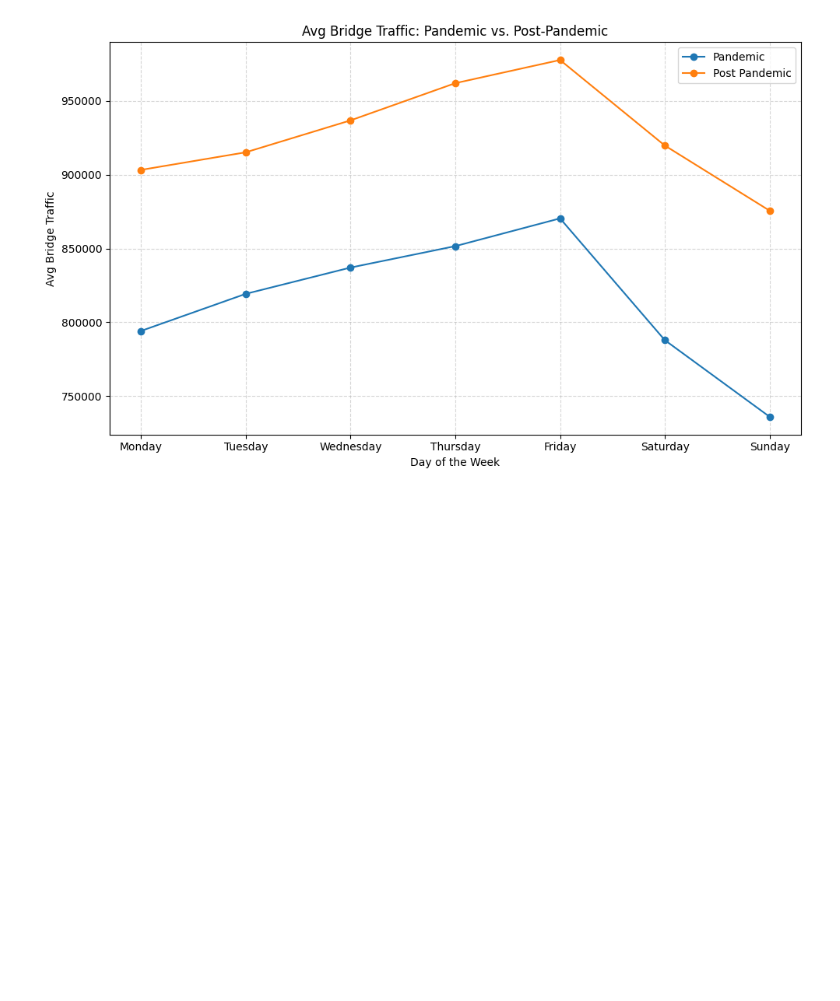
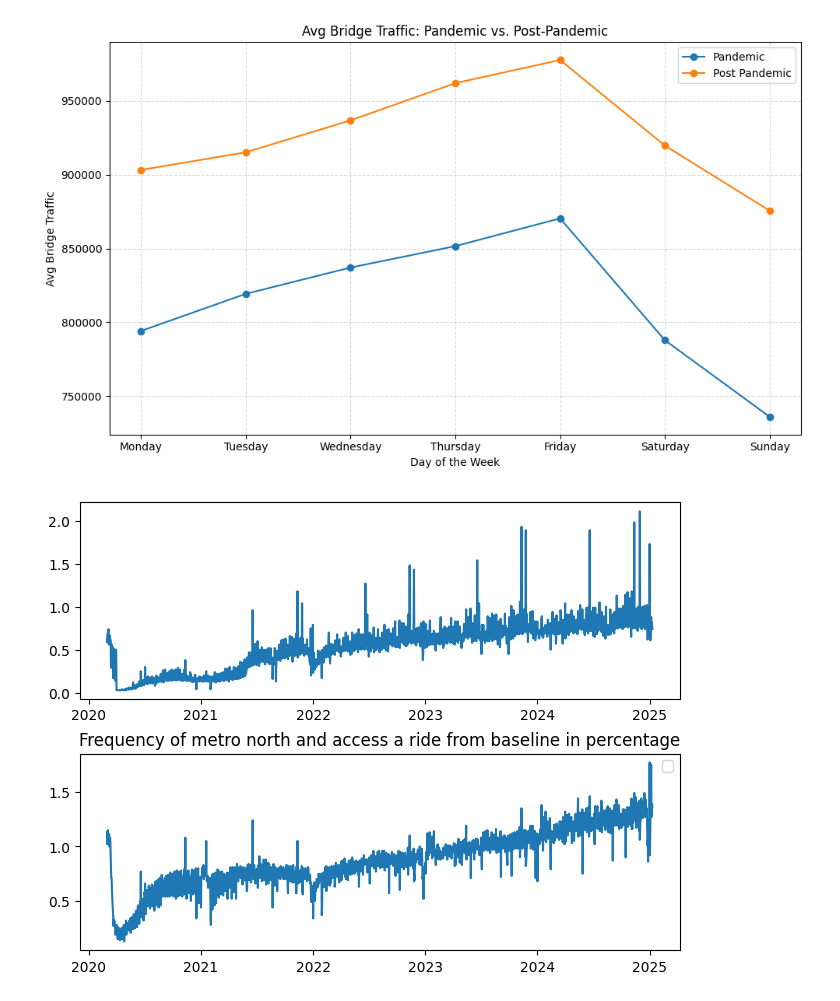
Before and after one commit to Reggie-Amedee-Tech/phase_1_project, a Jupyter notebook: notebooks/Reggie_eda.ipynb, the cells around one changed output. Saved outputs shown, nothing was run; the diff lists cells and outputs as text; code cells hidden in the pictures; blank space fills up the shorter version.

Commit message:
added frequency line graph to check comparible % pre pandemic day

```diff
--- a/notebooks/Reggie_eda.ipynb
+++ b/notebooks/Reggie_eda.ipynb
@@ -85,3 +86,15 @@ plt.tight_layout()
 plt.show()
 # %% [output]
 [figure]
+# %%
+fig, (ax1, ax2) = plt.subplots(2, 1, layout='constrained')
+ax1.plot(df["date"], df["metro_north_of_comparable_pre_pandemic_day"], label="YO")
+ax2.plot(df["date"], df["access_a_ride_of_comparable_pre_pandemic_day"])
+
+
+plt.legend()
+plt.show()
+
+df.head()
+# %% [output]
+[figure, added]
```
Also changed, not shown: parts of 2 cells of this notebook, 1 other file.
